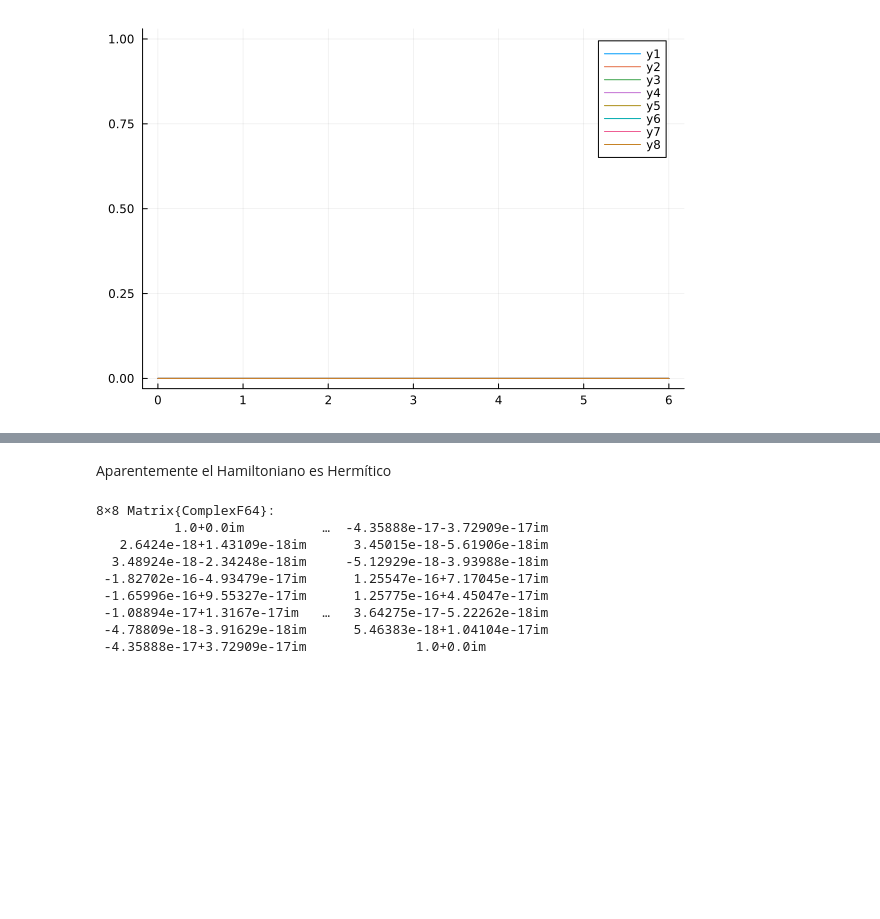
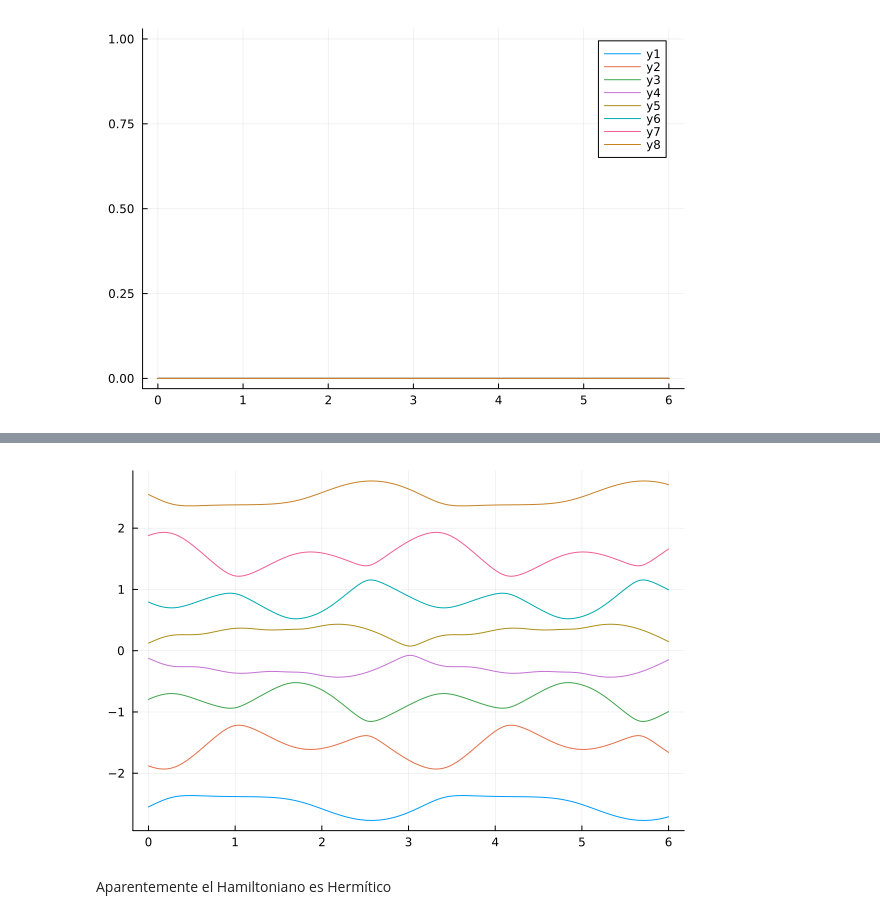
Before and after one commit to JorgeA22-cpu/ClaseComputo, a Jupyter notebook: Proyectos/PruebaArticulo.ipynb, the cells around one changed output, grey strips where cells are left out. Drawn from its saved outputs; the diff is of its cells as text; code cells hidden in the pictures; blank space fills up the shorter version.

```diff
--- a/Proyectos/PruebaArticulo.ipynb
+++ b/Proyectos/PruebaArticulo.ipynb
@@ -346,0 +271,14 @@ Vecadj = adjoint(Vec)
+# %%
+function energyvsparameter2(xmin,step,xmax)
+    x = xmin:step:xmax
+    d= 2^3
+    energy = zeros(ComplexF64,d,length(x))
+    for i in 1:length(x)
+        H = B1.*cos(x[i]) + B2.*sin(x[i])
+        energy[:,i] = eigen(H).values
+    end
+    return energy
+end
+
+B1 = kron(Sigmas[1],Alocal(3,cd))
+B2 = kron(Alocal(3,df),Sigmas[2])
@@ -347,18 +295,11 @@ Vecadj = adjoint(Vec)
+# %%
+b2 = real(energyvsparameter2(0,0.01,6))
+x = 0:0.01:6
+plot(x,b2', label = false)
+# %% [output]
+[figure, added]
 # %% [markdown]
 Aparentemente el Hamiltoniano es Hermítico
-# %%
-Vec*Vecadj
-Vecadj*Vec
-# %% [output]
-8×8 Matrix{ComplexF64}:
-          1.0+0.0im          …  -4.35888e-17-3.72909e-17im
-   2.6424e-18+1.43109e-18im      3.45015e-18-5.61906e-18im
-  3.48924e-18-2.34248e-18im     -5.12929e-18-3.93988e-18im
- -1.82702e-16-4.93479e-17im      1.25547e-16+7.17045e-17im
- -1.65996e-16+9.55327e-17im      1.25775e-16+4.45047e-17im
- -1.08894e-17+1.3167e-17im   …   3.64275e-17-5.22262e-18im
- -4.78809e-18-3.91629e-18im      5.46383e-18+1.04104e-17im
- -4.35888e-17+3.72909e-17im              1.0+0.0im
 # %%
 N = 3 # Qubits
 d = 2^N
```
Also changed, not shown: parts of 23 cells of this notebook.
